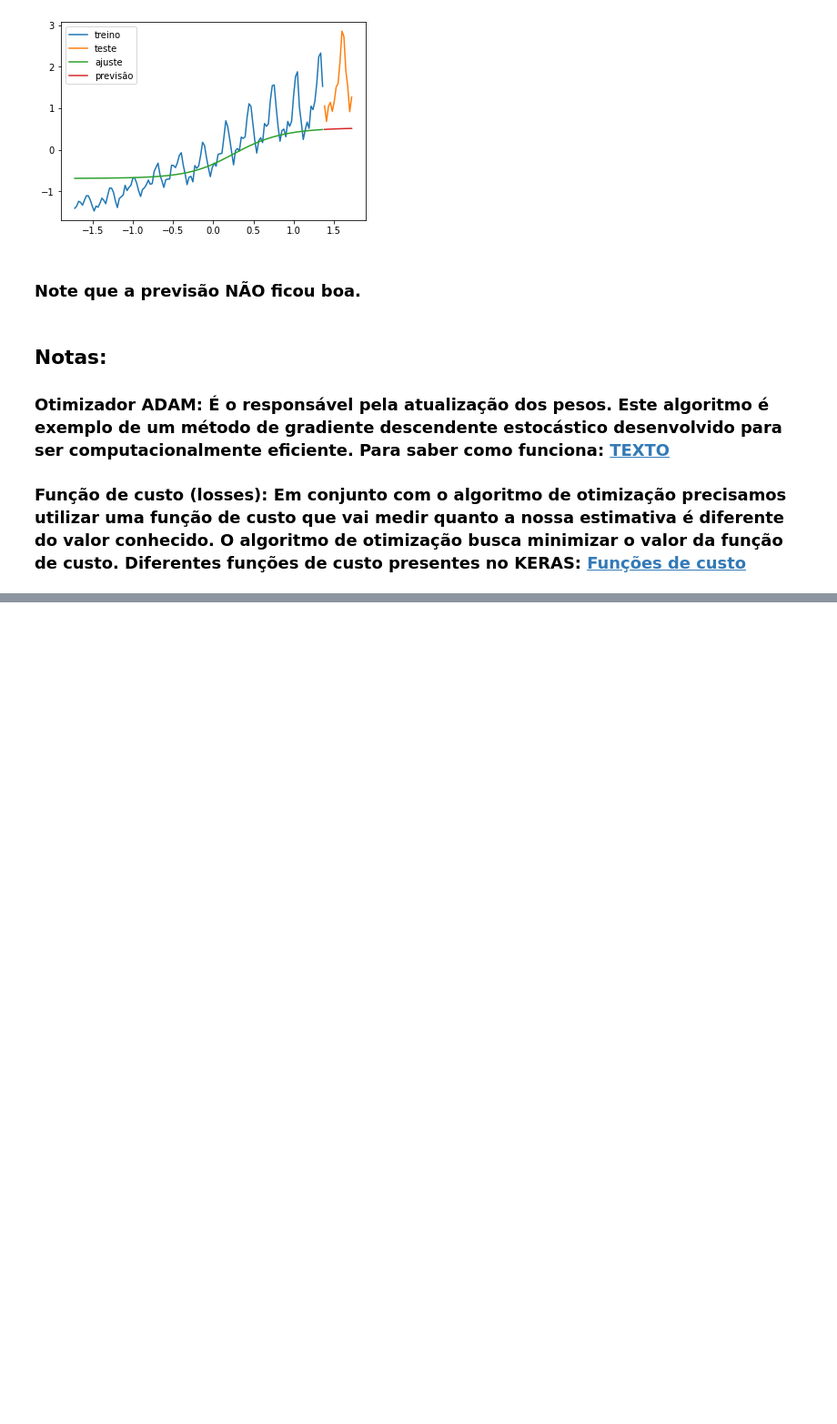
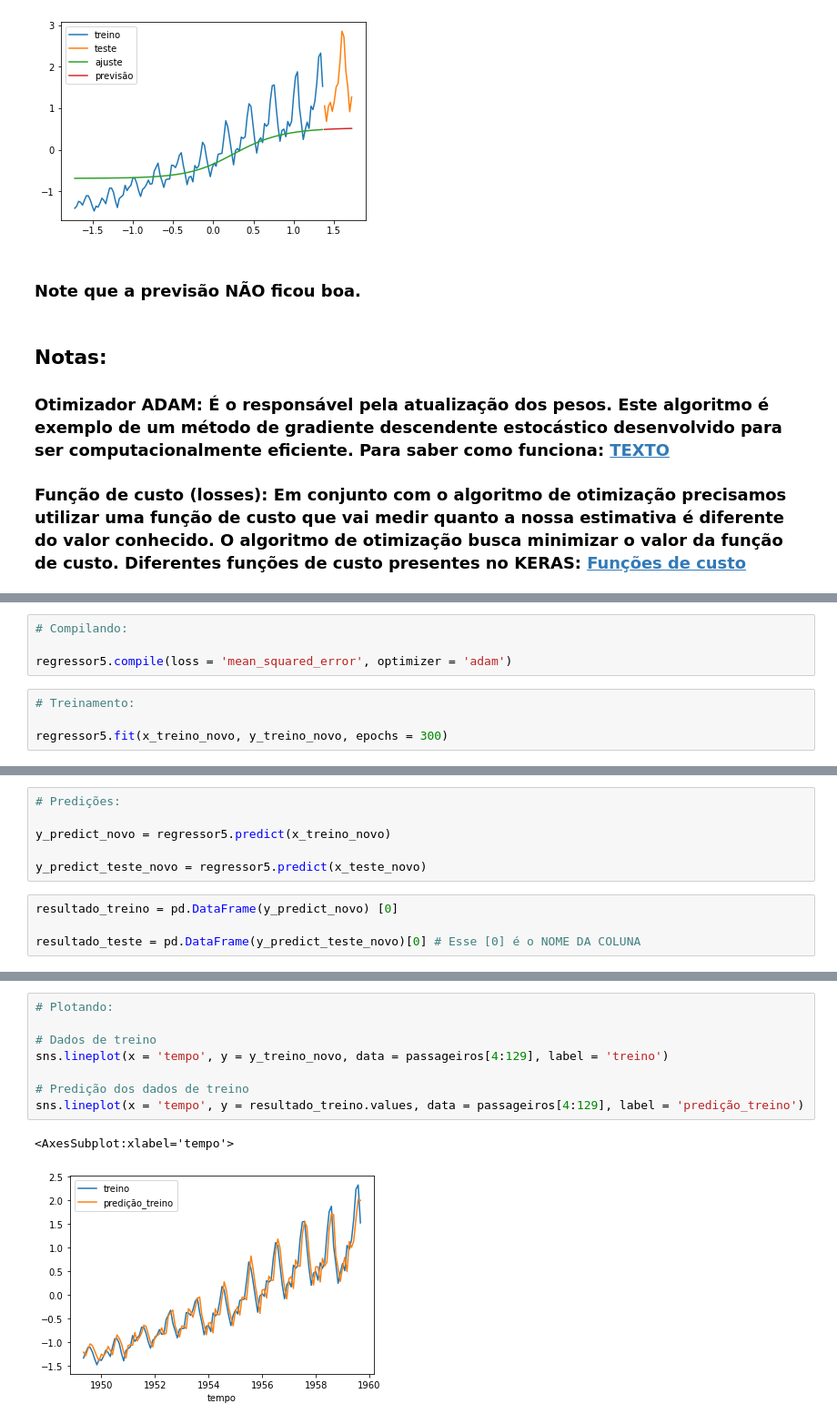
Before and after one commit to silsantos/Deep_Learning, a Jupyter notebook: Keras/1.ipynb, the cells around one changed output, grey strips where cells are left out. Shown: that part at 91% size. Drawn from its saved outputs; the diff is of its cells as text; blank space fills up the shorter version.

```diff
--- a/Keras/1.ipynb
+++ b/Keras/1.ipynb
@@ -414,0 +620,8 @@ sns.lineplot(x = x_teste, y = y_predict_teste[:,0], label = 'previsão')
+# %%
+# Compilando:
+
+regressor5.compile(loss = 'mean_squared_error', optimizer = 'adam')
+# %%
+# Treinamento:
+
+regressor5.fit(x_treino_novo, y_treino_novo, epochs = 300)
@@ -414,0 +647,10 @@ sns.lineplot(x = x_teste, y = y_predict_teste[:,0], label = 'previsão')
+# %%
+# Predições:
+
+y_predict_novo = regressor5.predict(x_treino_novo)
+
+y_predict_teste_novo = regressor5.predict(x_teste_novo)
+# %%
+resultado_treino = pd.DataFrame(y_predict_novo) [0]
+
+resultado_teste = pd.DataFrame(y_predict_teste_novo)[0] # Esse [0] é o NOME DA COLUNA
@@ -414,0 +672,11 @@ sns.lineplot(x = x_teste, y = y_predict_teste[:,0], label = 'previsão')
+# %%
+# Plotando:
+
+# Dados de treino
+sns.lineplot(x = 'tempo', y = y_treino_novo, data = passageiros[4:129], label = 'treino')
+
+# Predição dos dados de treino
+sns.lineplot(x = 'tempo', y = resultado_treino.values, data = passageiros[4:129], label = 'predição_treino')
+# %% [output]
+<AxesSubplot:xlabel='tempo'>
+[figure, added]
```
Also changed, not shown: parts of 75 cells of this notebook.
